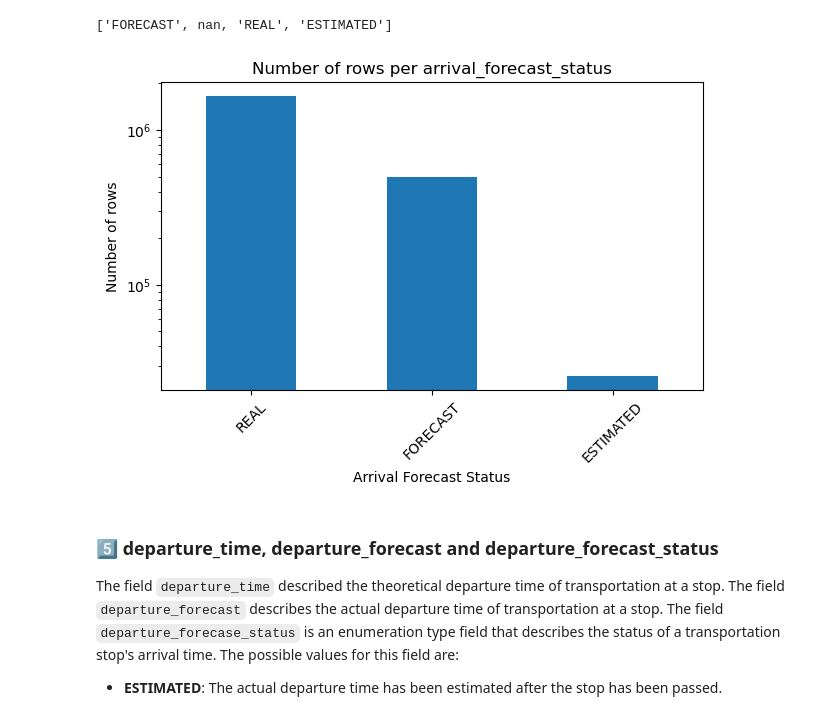
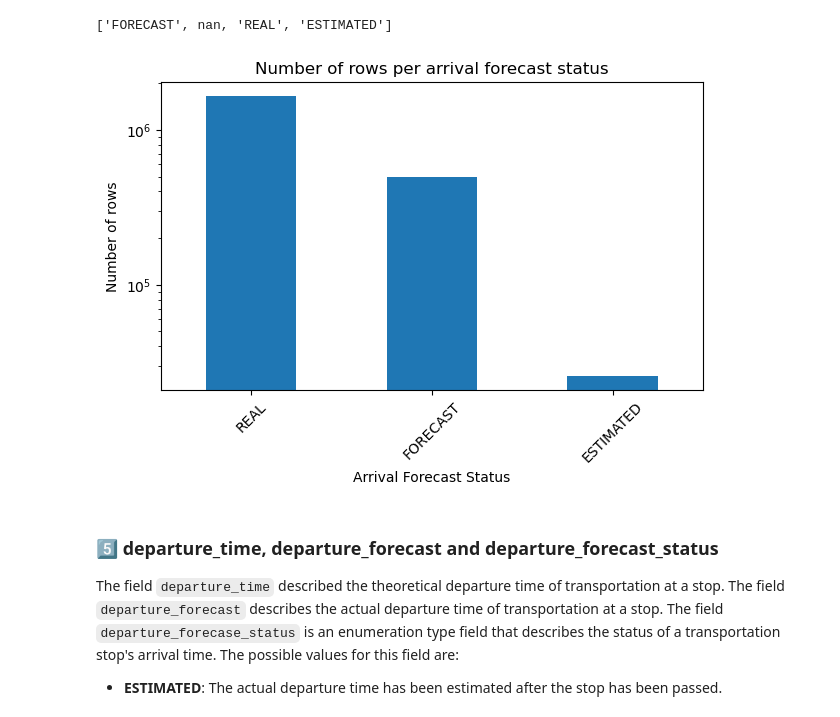
Before and after one commit to com-480-data-visualization/project-2023-choo-choo-data-darlings, a Jupyter notebook: preprocessing.ipynb, the cells around one changed output. Saved outputs shown, nothing was run; the diff lists cells and outputs as text; code cells hidden in the pictures.

```diff
--- a/preprocessing.ipynb
+++ b/preprocessing.ipynb
@@ -383,14 +383,14 @@ transport_data['arrival_forecast_status'].unique().tolist()
 # %%
 value_counts = transport_data['arrival_forecast_status'].value_counts()
 plt.figure(figsize=(7, 4))
 value_counts.plot(kind='bar', rot=45)
-plt.title('Number of rows per arrival_forecast_status')
+plt.title('Number of rows per arrival forecast status')
 plt.xlabel('Arrival Forecast Status')
 plt.ylabel('Number of rows')
 plt.yscale('log')
 plt.show()
 # %% [output]
-[figure, old version]
+[figure, new version]
 # %% [markdown]
 ### **5️⃣ departure_time, departure_forecast and departure_forecast_status**
 
```
Also changed, not shown: parts of 1 cell of this notebook.
